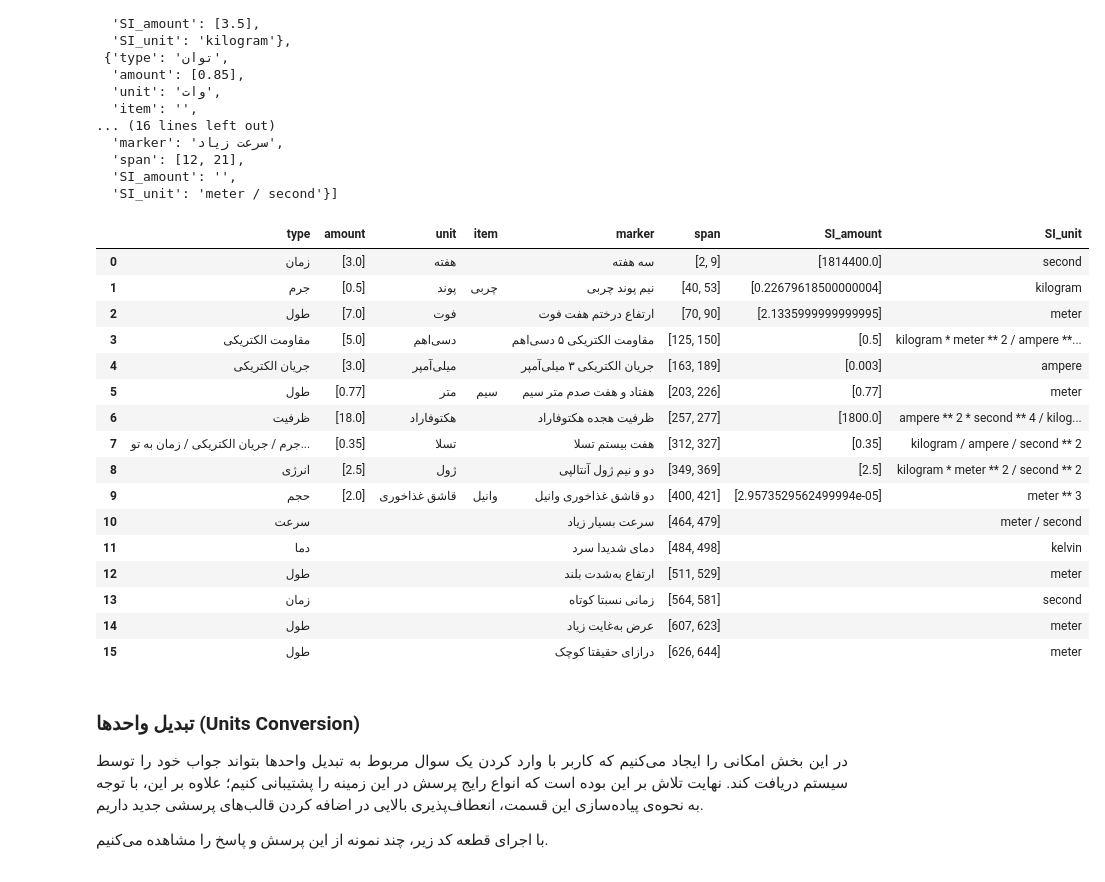
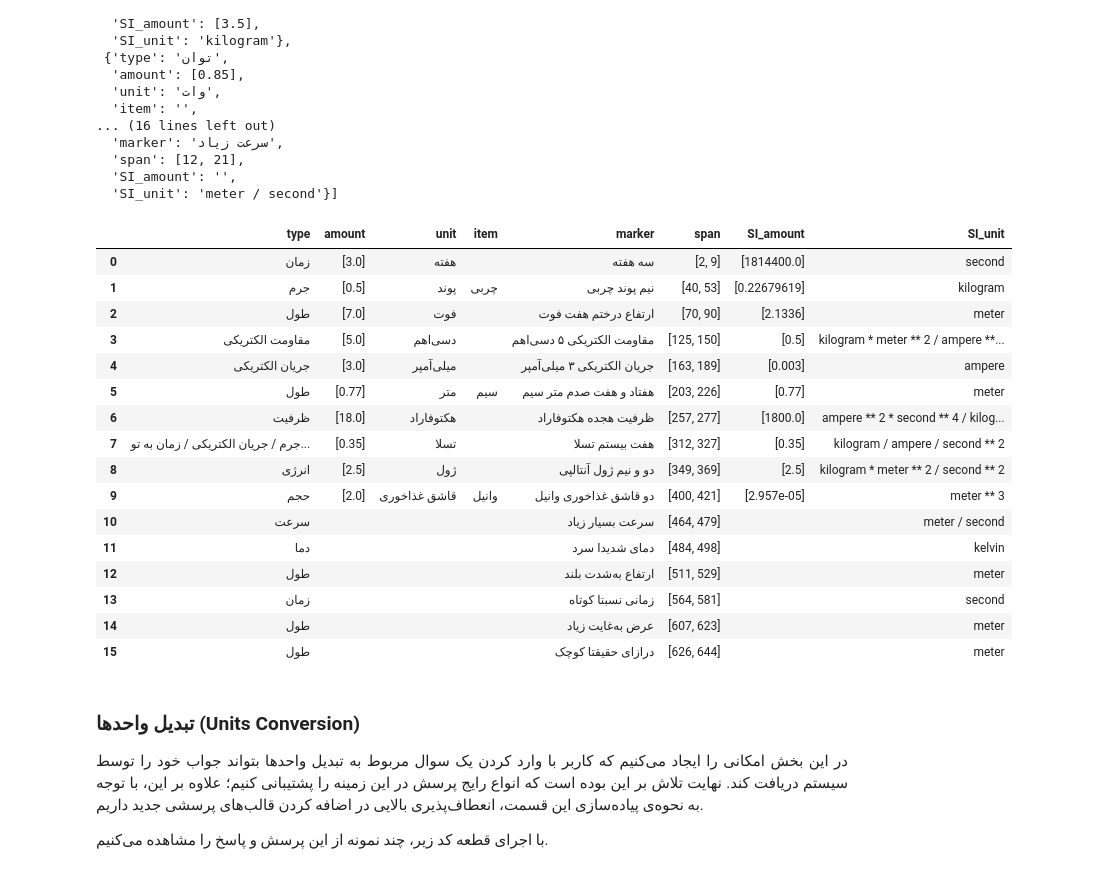
Before and after one commit to arshandalili/mir-units-of-measurements, a Jupyter notebook: units_of_measurement.ipynb, the cells around one changed output. Drawn from its saved outputs; the diff is of its cells as text; code cells hidden in the pictures.

```diff
--- a/units_of_measurement.ipynb
+++ b/units_of_measurement.ipynb
@@ -290,9 +290,9 @@ result = {
     'value': []
 }
 
-for type, text in samples.items():
+for qtype, text in samples.items():
     for number in extract_numbers(text):
-        result['type'].append(type)
+        result['type'].append(qtype)
         result['marker'].append(number['marker'])
         result['span'].append(number['span'])
         result['value'].append(str(number['value']))
@@ -651,35 +651,35 @@ for test_case in test_cases:
 # %%
 sample = '''
     سه هفته بود که به گردش نرفته بودیم.
     نیم پوند چربی آب کرده بودم.
     ارتفاع درختم هفت فوت شده بود و این جای خوشحالی داشت.
     مقاومت الکتریکی ۵ دسی‌اهم در مداری با جریان الکتریکی ۳ میلی‌آمپر موجود است.
     هفتاد و هفت صدم متر سیم باکیفیت خریدم.
     اگر خازنی با ظرفیت هجده هکتوفاراد در آن قرار بگیرد میدان مغناطیسی آن هفت بیستم تسلا می‌شود.
     این فرایند دو و نیم ژول آنتالپی دارد.
     برای پختن کیک نیازمند دو قاشق غذاخوری وانیل هستیم.
     ما در ابتدا یک ماشین دیدیم که با سرعت بسیار زیاد
     در دمای شدیدا سرد قطب جنوب در ارتفاع به‌شدت بلند در حال رانندگی بود.
     سپس مردی در زمانی نسبتاً کوتاه شروع به پیاده‌شدن کرد.
     عرض به‌غایت زیاد و درازای حقیقتاً کوچک از ویژگی‌های آن ماشین بود.'''
 
 result = quantity_extractor.extract(sample)
 df = pd.DataFrame(result)
-# df['amount'] = df['amount'].apply(lambda x: x if type(x) == str else list(map(lambda a: round(a, 8), x)))
-# df['SI_amount'] = df['SI_amount'].apply(lambda x: x if type(x) == str else list(map(lambda a: round(a, 8), x)))
+df['amount'] = df['amount'].apply(lambda x: x if type(x) == str else list(map(lambda a: round(a, 8), x)))
+df['SI_amount'] = df['SI_amount'].apply(lambda x: x if type(x) == str else list(map(lambda a: round(a, 8), x)))
 df
 # %% [output]
 |  | type | amount | unit | item | marker | span | SI_amount | SI_unit |
 | 0 | زمان | [3.0] | هفته |  | سه هفته | [2, 9] | [1814400.0] | second |
-| 1 | جرم | [0.5] | پوند | چربی | نیم پوند چربی | [40, 53] | [0.22679618500000004] | kilogram |
-| 2 | طول | [7.0] | فوت |  | ارتفاع درختم هفت فوت | [70, 90] | [2.1335999999999995] | meter |
+| 1 | جرم | [0.5] | پوند | چربی | نیم پوند چربی | [40, 53] | [0.22679619] | kilogram |
+| 2 | طول | [7.0] | فوت |  | ارتفاع درختم هفت فوت | [70, 90] | [2.1336] | meter |
 | 3 | مقاومت الکتریکی | [5.0] | دسی‌اهم |  | مقاومت الکتریکی ۵ دسی‌اهم | [125, 150] | [0.5] | kilogram * meter ** 2 / ampere **... |
 | 4 | جریان الکتریکی | [3.0] | میلی‌آمپر |  | جریان الکتریکی ۳ میلی‌آمپر | [163, 189] | [0.003] | ampere |
 | 5 | طول | [0.77] | متر | سیم | هفتاد و هفت صدم متر سیم | [203, 226] | [0.77] | meter |
 | 6 | ظرفیت | [18.0] | هکتوفاراد |  | ظرفیت هجده هکتوفاراد | [257, 277] | [1800.0] | ampere ** 2 * second ** 4 / kilog... |
 | 7 | جرم / جریان الکتریکی / زمان به تو... | [0.35] | تسلا |  | هفت بیستم تسلا | [312, 327] | [0.35] | kilogram / ampere / second ** 2 |
 | 8 | انرژی | [2.5] | ژول |  | دو و نیم ژول آنتالپی | [349, 369] | [2.5] | kilogram * meter ** 2 / second ** 2 |
-| 9 | حجم | [2.0] | قاشق غذاخوری | وانیل | دو قاشق غذاخوری وانیل | [400, 421] | [2.9573529562499994e-05] | meter ** 3 |
+| 9 | حجم | [2.0] | قاشق غذاخوری | وانیل | دو قاشق غذاخوری وانیل | [400, 421] | [2.957e-05] | meter ** 3 |
 | 10 | سرعت |  |  |  | سرعت بسیار زیاد | [464, 479] |  | meter / second |
 | 11 | دما |  |  |  | دمای شدیدا سرد | [484, 498] |  | kelvin |
 | 12 | طول |  |  |  | ارتفاع به‌شدت بلند | [511, 529] |  | meter |
```
Also changed, not shown: parts of 1 cell of this notebook.
